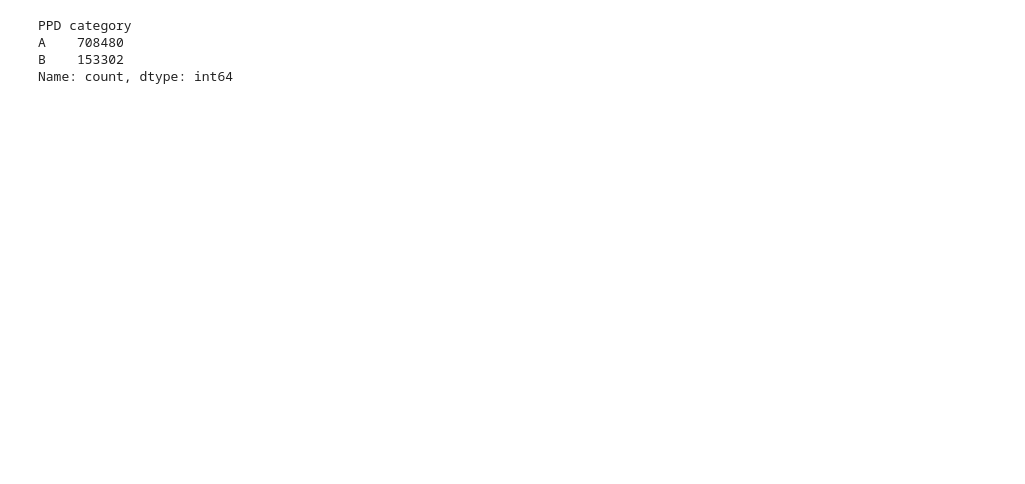
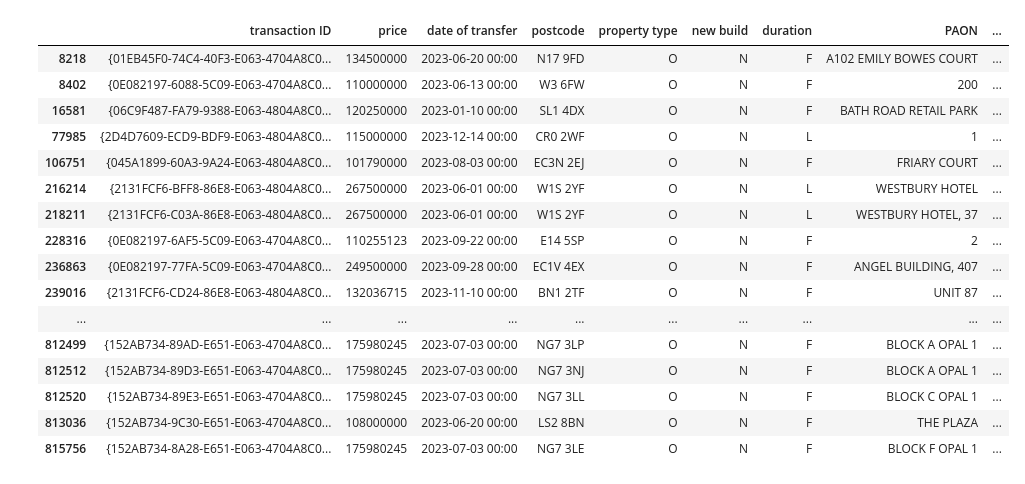
Before and after one commit to kaimeller/uk-house-prices, a Jupyter notebook: notebooks/1-import.ipynb, the cells around one changed output. Drawn from its saved outputs; the diff is of its cells as text; code cells hidden in the pictures; blank space fills up the shorter version.

```diff
--- a/notebooks/1-import.ipynb
+++ b/notebooks/1-import.ipynb
@@ -41,11 +45,26 @@ price_paid = pd.read_csv(
 # %%
 # print(price_paid[:][1:20].to_string())
 
 # pd.unique(price_paid["PPD category"])
+# pd.unique(price_paid["record status"])
 
-price_paid["PPD category"].value_counts() # Plot price histogram to compare prices across these two categories
+# price_paid["PPD category"].value_counts()
+price_paid.query("price > 100000000")
 # %% [output]
-PPD category
-A    708480
-B    153302
-Name: count, dtype: int64
+|  | transaction ID | price | date of transfer | postcode | property type | new build | duration | PAON | ... |
+| 8218 | {01EB45F0-74C4-40F3-E063-4704A8C0... | 134500000 | 2023-06-20 00:00 | N17 9FD | O | N | F | A102 EMILY BOWES COURT | ... |
+| 8402 | {0E082197-6088-5C09-E063-4704A8C0... | 110000000 | 2023-06-13 00:00 | W3 6FW | O | N | F | 200 | ... |
+| 16581 | {06C9F487-FA79-9388-E063-4804A8C0... | 120250000 | 2023-01-10 00:00 | SL1 4DX | O | N | F | BATH ROAD RETAIL PARK | ... |
+| 77985 | {2D4D7609-ECD9-BDF9-E063-4804A8C0... | 115000000 | 2023-12-14 00:00 | CR0 2WF | O | N | L | 1 | ... |
+| 106751 | {045A1899-60A3-9A24-E063-4804A8C0... | 101790000 | 2023-08-03 00:00 | EC3N 2EJ | O | N | F | FRIARY COURT | ... |
+| 216214 | {2131FCF6-BFF8-86E8-E063-4804A8C0... | 267500000 | 2023-06-01 00:00 | W1S 2YF | O | N | L | WESTBURY HOTEL | ... |
+| 218211 | {2131FCF6-C03A-86E8-E063-4804A8C0... | 267500000 | 2023-06-01 00:00 | W1S 2YF | O | N | L | WESTBURY HOTEL, 37 | ... |
+| 228316 | {0E082197-6AF5-5C09-E063-4704A8C0... | 110255123 | 2023-09-22 00:00 | E14 5SP | O | N | F | 2 | ... |
+| 236863 | {0E082197-77FA-5C09-E063-4704A8C0... | 249500000 | 2023-09-28 00:00 | EC1V 4EX | O | N | F | ANGEL BUILDING, 407 | ... |
+| 239016 | {2131FCF6-CD24-86E8-E063-4804A8C0... | 132036715 | 2023-11-10 00:00 | BN1 2TF | O | N | F | UNIT 87 | ... |
+| ... | ... | ... | ... | ... | ... | ... | ... | ... | ... |
+| 812499 | {152AB734-89AD-E651-E063-4704A8C0... | 175980245 | 2023-07-03 00:00 | NG7 3LP | O | N | F | BLOCK A OPAL 1 | ... |
+| 812512 | {152AB734-89D3-E651-E063-4704A8C0... | 175980245 | 2023-07-03 00:00 | NG7 3NJ | O | N | F | BLOCK A OPAL 1 | ... |
+| 812520 | {152AB734-89E3-E651-E063-4704A8C0... | 175980245 | 2023-07-03 00:00 | NG7 3LL | O | N | F | BLOCK C OPAL 1 | ... |
+| 813036 | {152AB734-9C30-E651-E063-4704A8C0... | 108000000 | 2023-06-20 00:00 | LS2 8BN | O | N | F | THE PLAZA | ... |
+| 815756 | {152AB734-8A28-E651-E063-4704A8C0... | 175980245 | 2023-07-03 00:00 | NG7 3LE | O | N | F | BLOCK F OPAL 1 | ... |
```
Also changed, not shown: parts of 4 cells of this notebook, 3 other files.
